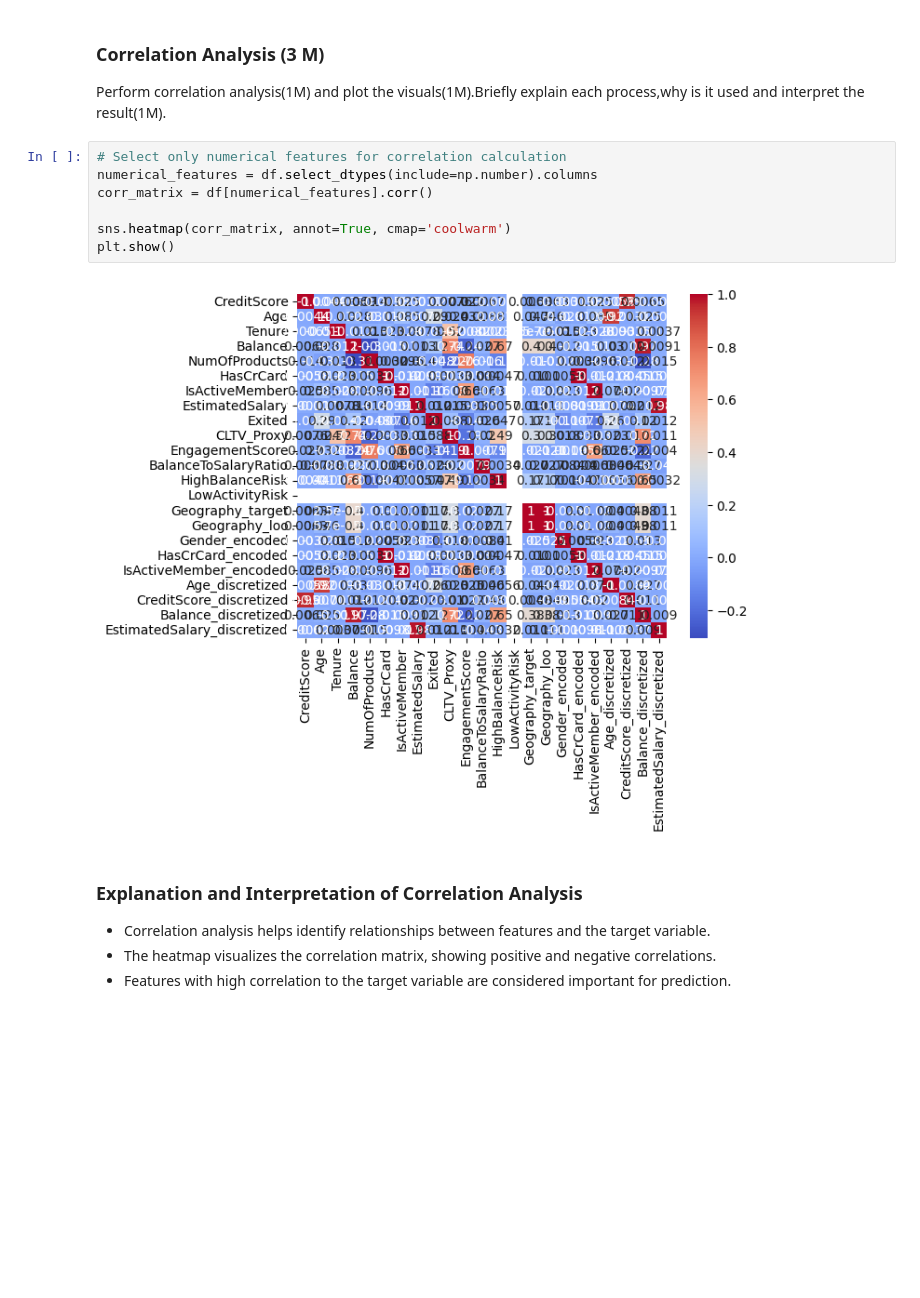
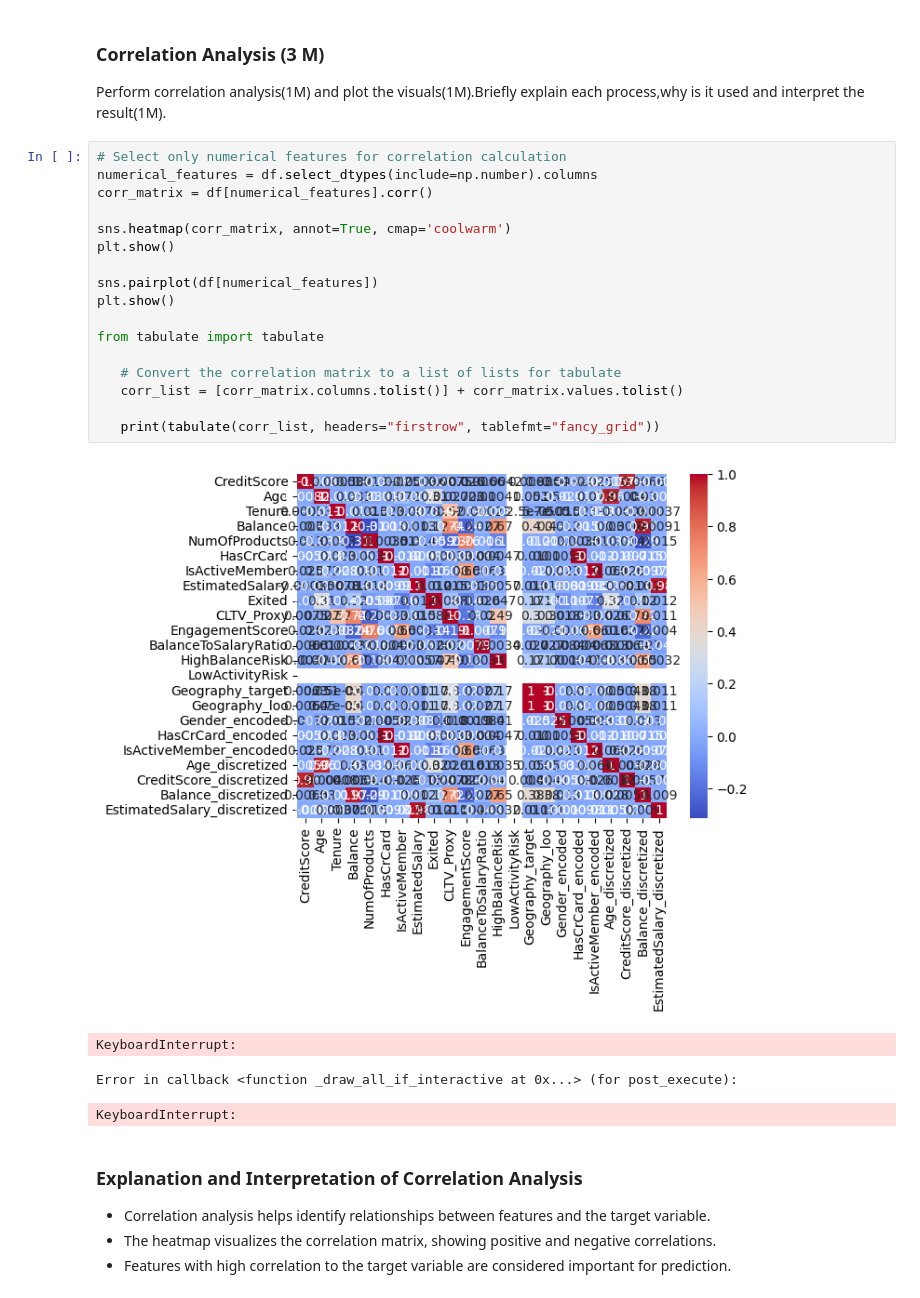
Before and after one commit to shrikant131/FeatureEngineering, a Jupyter notebook: feature_engineering_e2e.ipynb, the cells around one changed output. Drawn from its saved outputs; the diff is of its cells as text; blank space fills up the shorter version.

```diff
--- a/feature_engineering_e2e.ipynb
+++ b/feature_engineering_e2e.ipynb
@@ -615,12 +487,25 @@ Perform correlation analysis(1M) and plot the visuals(1M).Briefly explain each p
 # %%
 # Select only numerical features for correlation calculation
 numerical_features = df.select_dtypes(include=np.number).columns
 corr_matrix = df[numerical_features].corr()
 
 sns.heatmap(corr_matrix, annot=True, cmap='coolwarm')
 plt.show()
+
+sns.pairplot(df[numerical_features])
+plt.show()
+
+from tabulate import tabulate
+
+   # Convert the correlation matrix to a list of lists for tabulate
+   corr_list = [corr_matrix.columns.tolist()] + corr_matrix.values.tolist()
+
+   print(tabulate(corr_list, headers="firstrow", tablefmt="fancy_grid"))
 # %% [output]
-[figure, old version]
+[figure, new version]
+KeyboardInterrupt:
+Error in callback <function _draw_all_if_interactive at 0x...> (for post_execute):
+KeyboardInterrupt:
 # %% [markdown]
 ### Explanation and Interpretation of Correlation Analysis
 - Correlation analysis helps identify relationships between features and the target variable.
```
Also changed, not shown: parts of 30 cells of this notebook.
